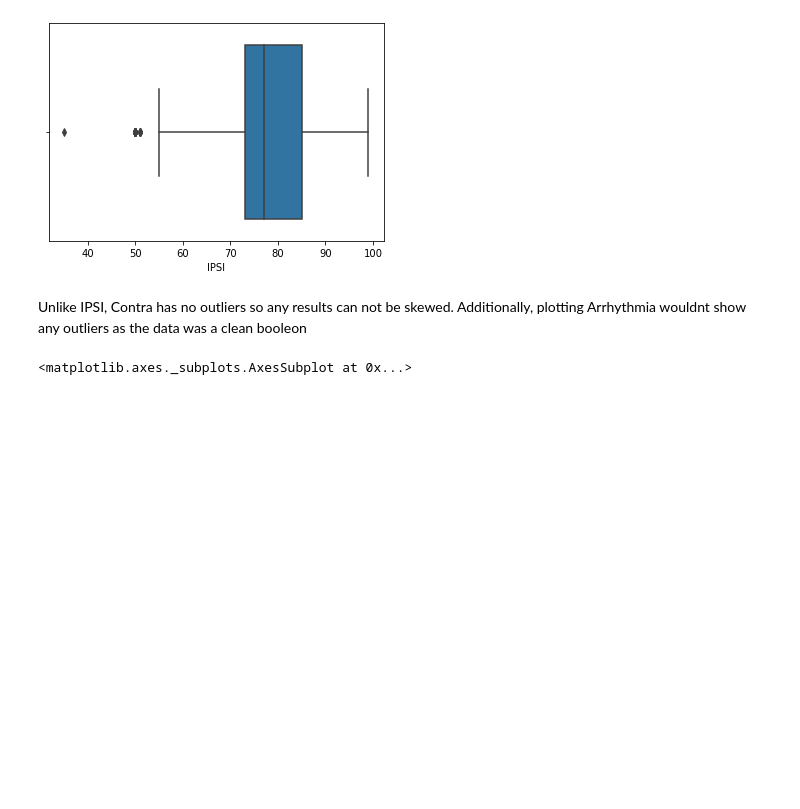
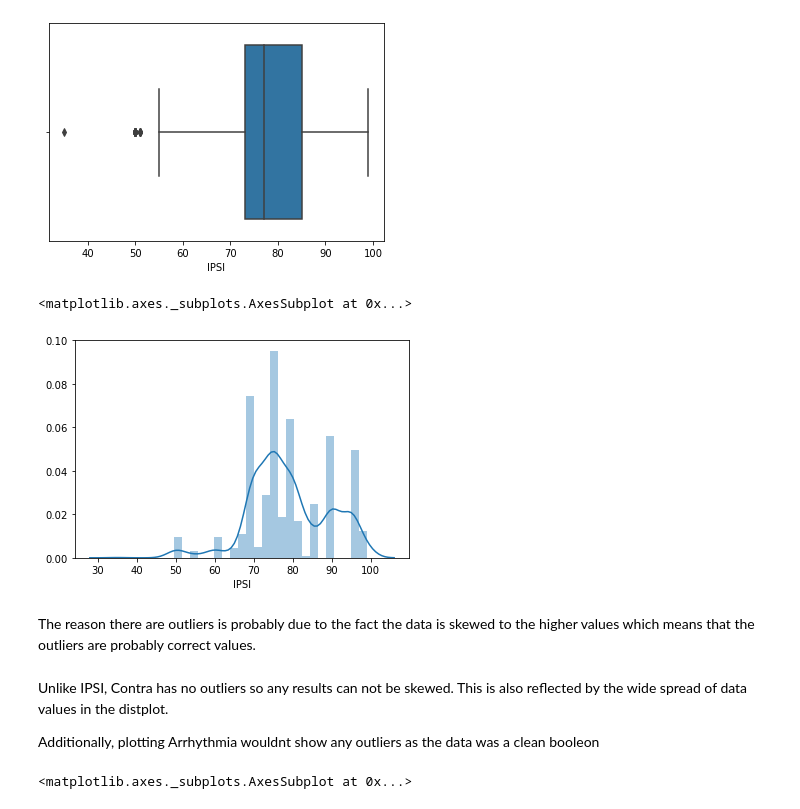
Before and after one commit to JamesDun2866/Data-Mining, a Jupyter notebook: ACW/ ACW.ipynb, the cells around one changed output. Saved outputs shown, nothing was run; the diff lists cells and outputs as text; code cells hidden in the pictures; blank space fills up the shorter version.

```diff
--- a/ACW/ ACW.ipynb
+++ b/ACW/ ACW.ipynb
@@ -444,8 +434,18 @@ sns.boxplot(x = "IPSI", data = MedicalRecordsDummies)
 # %% [output]
 <matplotlib.axes._subplots.AxesSubplot at 0x...>
 [figure]
+# %%
+sns.distplot(MedicalRecordsDummies['IPSI'])
+# %% [output]
+<matplotlib.axes._subplots.AxesSubplot at 0x...>
+[figure, added]
+# %% [markdown]
+The reason there are outliers is probably due to the fact the data is skewed to the higher values which means that the outliers are probably correct values.
 # %% [markdown]
-Unlike IPSI, Contra has no outliers so any results can not be skewed. Additionally, plotting Arrhythmia wouldnt show any outliers as the data was a clean booleon
+Unlike IPSI, Contra has no outliers so any results can not be skewed. This is also reflected by the wide spread of data values in the distplot.
+
+
+Additionally, plotting Arrhythmia wouldnt show any outliers as the data was a clean booleon
 # %%
 sns.boxplot(x = "Contra", data = MedicalRecordsDummies)
 # %% [output]
```
Also changed, not shown: parts of 27 cells of this notebook.
